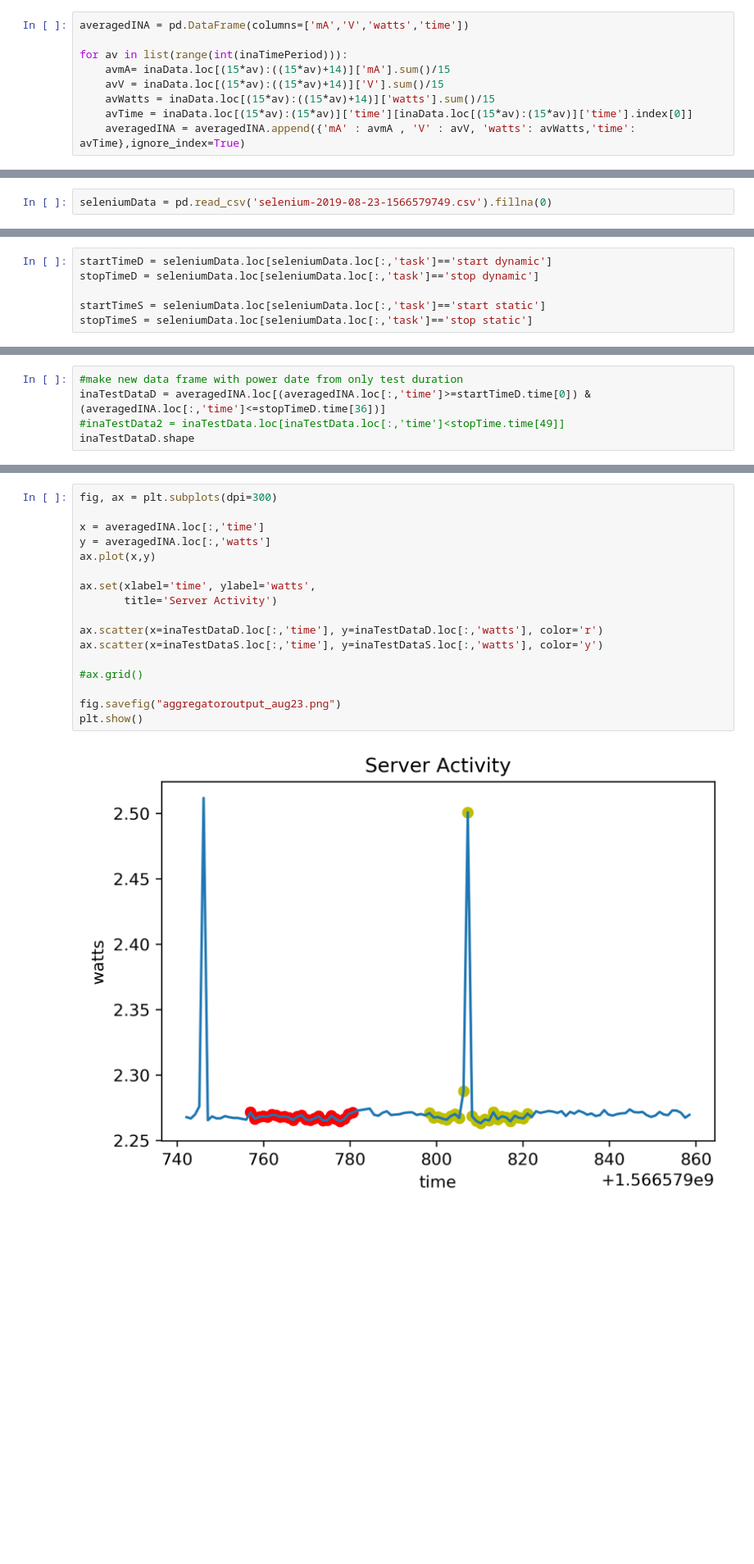
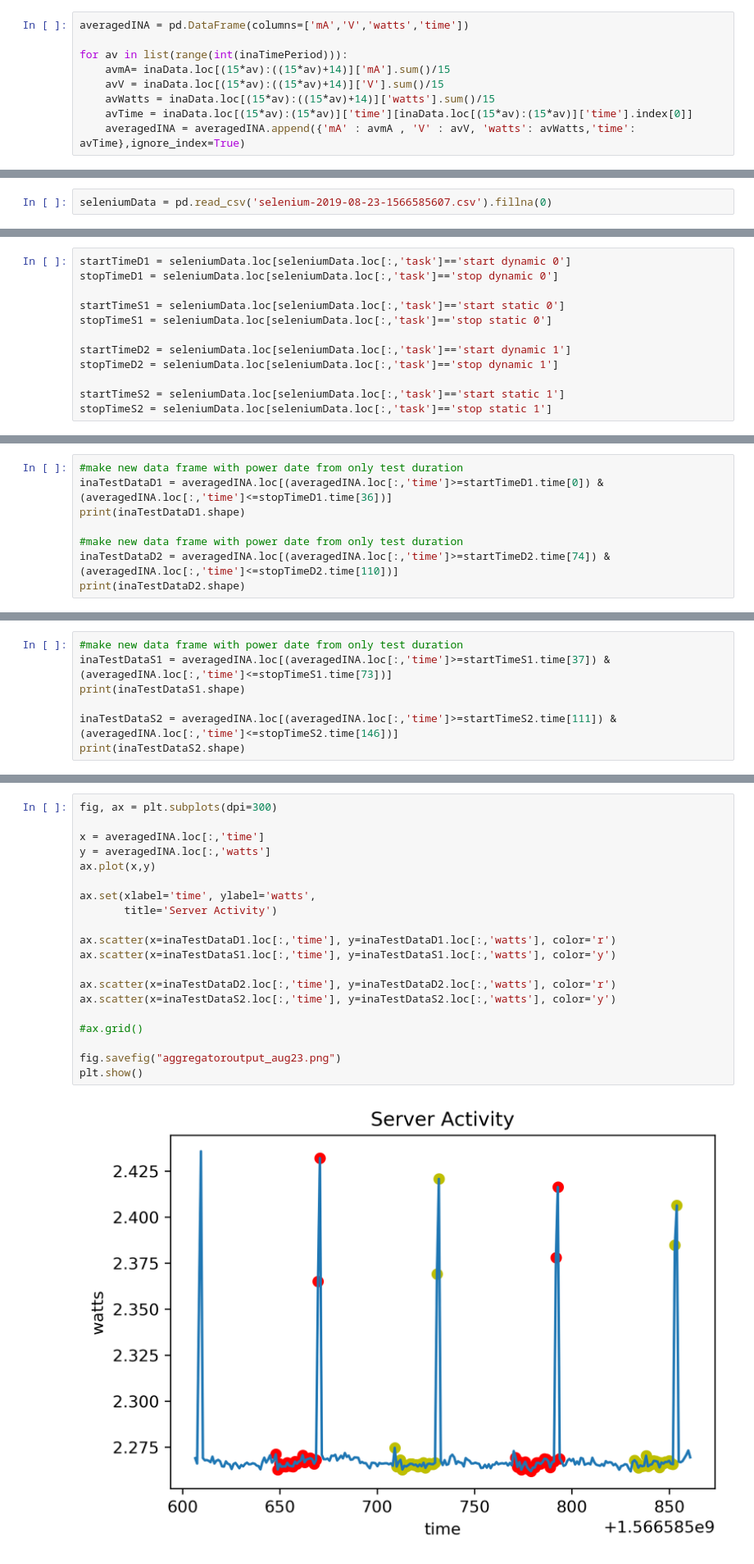
Before and after one commit to alexnathanson/solarserver, a Jupyter notebook: aggregator/aggregator_aug23.ipynb, the cells around one changed output, grey strips where cells are left out. Shown at 82% size. Cells and saved outputs as stored; diff of their text form; blank space fills up the shorter version.

Commit message:
image added

```diff
--- a/aggregator/aggregator_aug23.ipynb
+++ b/aggregator/aggregator_aug23.ipynb
@@ -68,5 +68,5 @@ averagedINA.head()
 # %%
-seleniumData = pd.read_csv('selenium-2019-08-23-1566579749.csv').fillna(0)
+seleniumData = pd.read_csv('selenium-2019-08-23-1566585607.csv').fillna(0)
 # %%
 print(seleniumData.shape)
 seleniumData.tail()
@@ -81,6 +81,12 @@ seleniumData.tail()
 # %%
-startTimeD = seleniumData.loc[seleniumData.loc[:,'task']=='start dynamic']
-stopTimeD = seleniumData.loc[seleniumData.loc[:,'task']=='stop dynamic']
+startTimeD1 = seleniumData.loc[seleniumData.loc[:,'task']=='start dynamic 0']
+stopTimeD1 = seleniumData.loc[seleniumData.loc[:,'task']=='stop dynamic 0']
 
-startTimeS = seleniumData.loc[seleniumData.loc[:,'task']=='start static']
-stopTimeS = seleniumData.loc[seleniumData.loc[:,'task']=='stop static']
+startTimeS1 = seleniumData.loc[seleniumData.loc[:,'task']=='start static 0']
+stopTimeS1 = seleniumData.loc[seleniumData.loc[:,'task']=='stop static 0']
+
+startTimeD2 = seleniumData.loc[seleniumData.loc[:,'task']=='start dynamic 1']
+stopTimeD2 = seleniumData.loc[seleniumData.loc[:,'task']=='stop dynamic 1']
+
+startTimeS2 = seleniumData.loc[seleniumData.loc[:,'task']=='start static 1']
+stopTimeS2 = seleniumData.loc[seleniumData.loc[:,'task']=='stop static 1']
@@ -100,0 +119,8 @@ print stopTimeS
+# %%
+#make new data frame with power date from only test duration
+inaTestDataD1 = averagedINA.loc[(averagedINA.loc[:,'time']>=startTimeD1.time[0]) & (averagedINA.loc[:,'time']<=stopTimeD1.time[36])]
+print(inaTestDataD1.shape)
+
+#make new data frame with power date from only test duration
+inaTestDataD2 = averagedINA.loc[(averagedINA.loc[:,'time']>=startTimeD2.time[74]) & (averagedINA.loc[:,'time']<=stopTimeD2.time[110])]
+print(inaTestDataD2.shape)
@@ -101,6 +130,8 @@ print stopTimeS
 # %%
 #make new data frame with power date from only test duration
-inaTestDataD = averagedINA.loc[(averagedINA.loc[:,'time']>=startTimeD.time[0]) & (averagedINA.loc[:,'time']<=stopTimeD.time[36])]
-#inaTestData2 = inaTestData.loc[inaTestData.loc[:,'time']<stopTime.time[49]]
-inaTestDataD.shape
+inaTestDataS1 = averagedINA.loc[(averagedINA.loc[:,'time']>=startTimeS1.time[37]) & (averagedINA.loc[:,'time']<=stopTimeS1.time[73])]
+print(inaTestDataS1.shape)
+
+inaTestDataS2 = averagedINA.loc[(averagedINA.loc[:,'time']>=startTimeS2.time[111]) & (averagedINA.loc[:,'time']<=stopTimeS2.time[146])]
+print(inaTestDataS2.shape)
 # %% [output]
@@ -141,19 +168,22 @@ plt.scatter(x=seleniumData.loc[:,'time'], y=seleniumData.loc[:,'task'], color='b
 # %%
 fig, ax = plt.subplots(dpi=300)
 
 x = averagedINA.loc[:,'time']
 y = averagedINA.loc[:,'watts']
 ax.plot(x,y)
 
 ax.set(xlabel='time', ylabel='watts',
        title='Server Activity')
 
-ax.scatter(x=inaTestDataD.loc[:,'time'], y=inaTestDataD.loc[:,'watts'], color='r')
-ax.scatter(x=inaTestDataS.loc[:,'time'], y=inaTestDataS.loc[:,'watts'], color='y')
+ax.scatter(x=inaTestDataD1.loc[:,'time'], y=inaTestDataD1.loc[:,'watts'], color='r')
+ax.scatter(x=inaTestDataS1.loc[:,'time'], y=inaTestDataS1.loc[:,'watts'], color='y')
+
+ax.scatter(x=inaTestDataD2.loc[:,'time'], y=inaTestDataD2.loc[:,'watts'], color='r')
+ax.scatter(x=inaTestDataS2.loc[:,'time'], y=inaTestDataS2.loc[:,'watts'], color='y')
 
 #ax.grid()
 
 fig.savefig("aggregatoroutput_aug23.png")
 plt.show()
 # %% [output]
-[figure, old version]
+[figure, new version]
```
Also changed, not shown: parts of 18 cells of this notebook, 9 other files.
